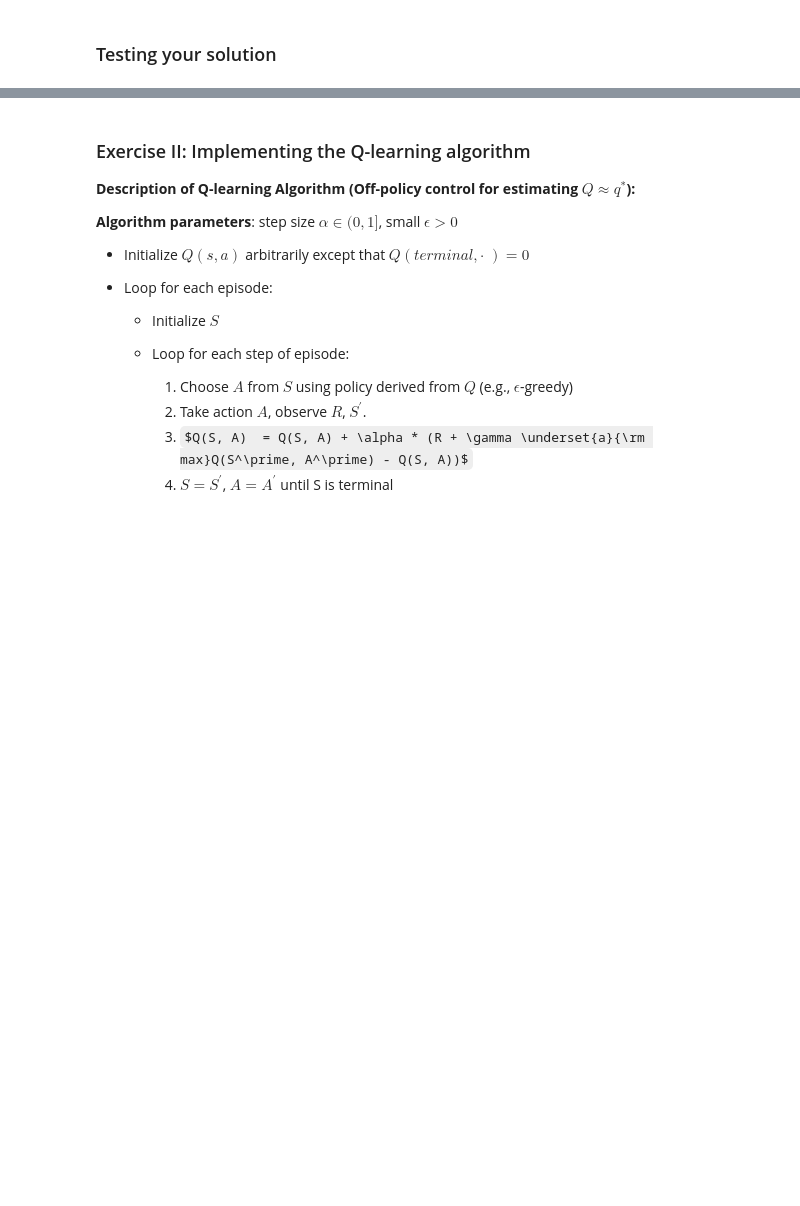
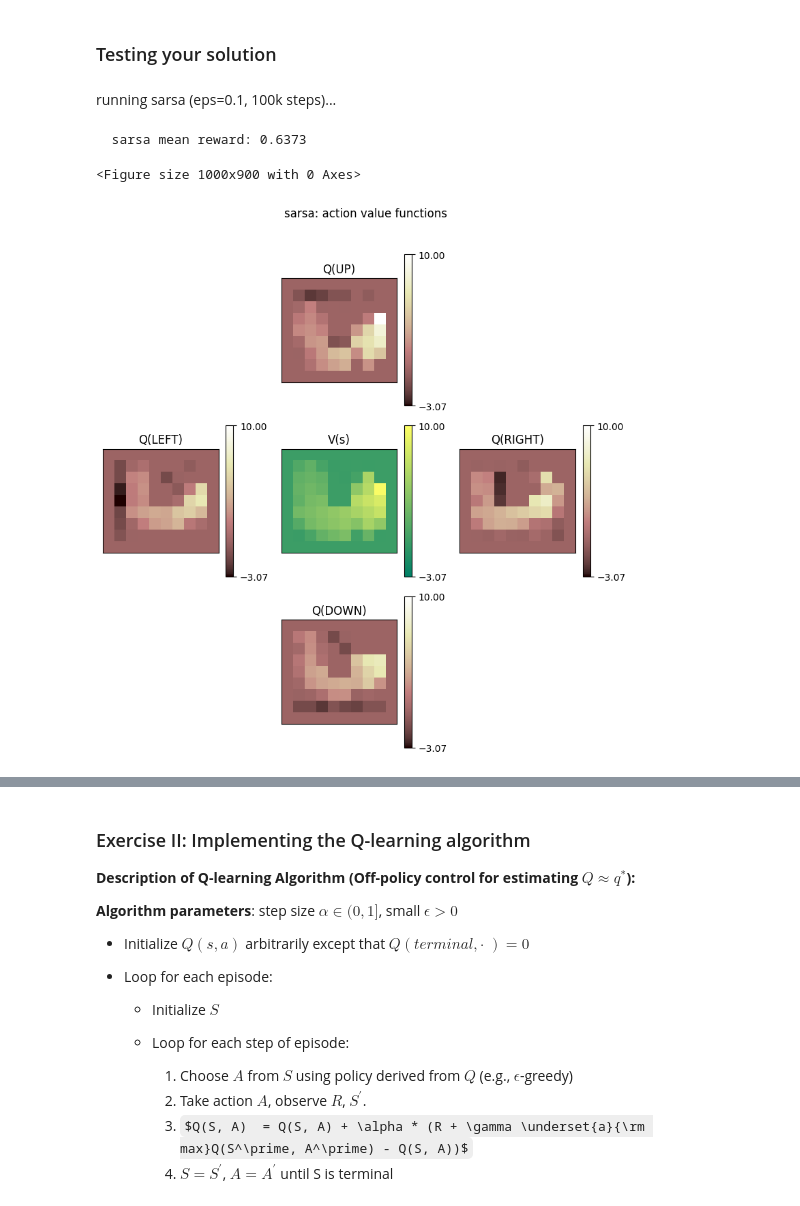
Before and after one commit to elsayedelmandoh/cisc-856-assignment-3, a Jupyter notebook: notebooks/01-assignment-3.ipynb, the cells around one changed output, grey strips where cells are left out. Cells and saved outputs as stored; diff of their text form; code cells hidden in the pictures; some formulas as TeX source; blank space fills up the shorter version.

```diff
--- a/notebooks/01-assignment-3.ipynb
+++ b/notebooks/01-assignment-3.ipynb
@@ -292,0 +93,28 @@ visualise_policy(grid, agent)
+# %% [markdown]
+running sarsa (eps=0.1, 100k steps)...
+# %%
+grid = Grid()
+sarsa_agent = SarsaAgent(
+    number_of_states=grid._layout.size,
+    actions=Action,
+    initial_state=grid.get_obs(),
+    step_size=settings.learning_rate
+)
+# %%
+mean_r, _ = run_experiment(grid, sarsa_agent, settings.num_steps, settings.epsilon)
+print(f"  sarsa mean reward: {mean_r:.4f}")
+# %% [output]
+  sarsa mean reward: 0.6373
+# %%
+q = sarsa_agent.q_values.reshape(grid._layout.shape + (4,))
+# %%
+fig = plt.figure(figsize=(10, 9))
+plot_action_values(q, epsilon=settings.epsilon)
+plt.suptitle('sarsa: action value functions', y=1.02)
+plt.tight_layout()
+plt.savefig(os.path.join(FIGURES_DIR, 'sarsa_q_values.png'), dpi=150, bbox_inches='tight')
+plt.show()
+plt.close()
+# %% [output]
+<Figure size 1000x900 with 0 Axes>
+[figure, added]
```
Also changed, not shown: parts of 38 cells of this notebook, 25 other files.
